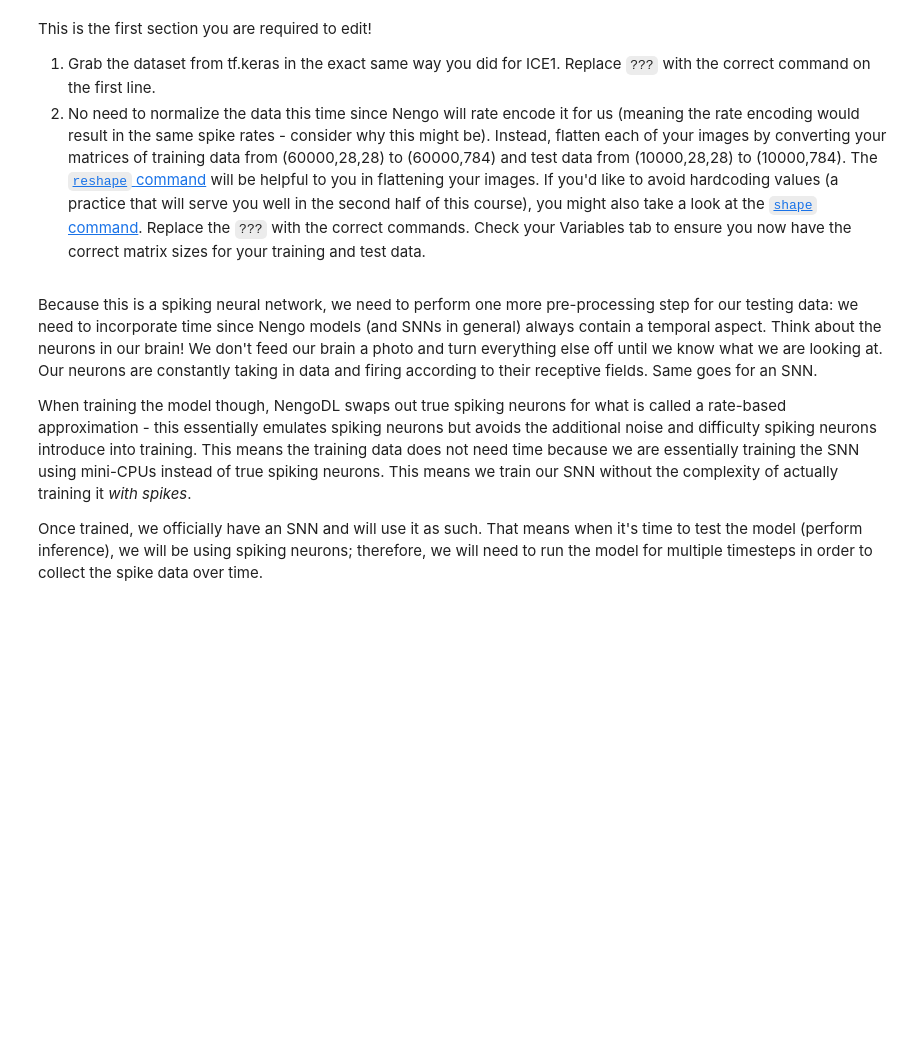
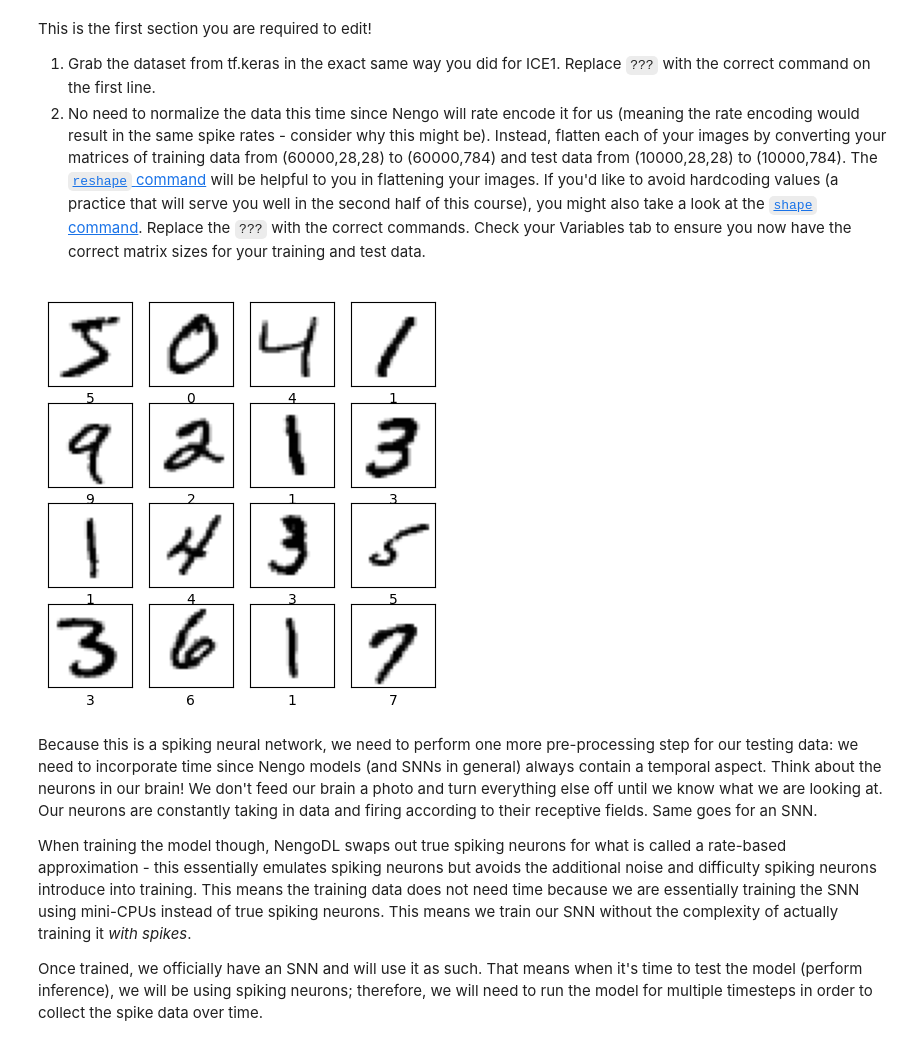
Before and after one commit to alexmercier5/NeuralNets, a Jupyter notebook: ICE2_SNN.ipynb, the cells around one changed output. Drawn from its saved outputs; the diff is of its cells as text; code cells hidden in the pictures; blank space fills up the shorter version.

```diff
--- a/ICE2_SNN.ipynb
+++ b/ICE2_SNN.ipynb
@@ -49,23 +49,28 @@ This is the first section you are required to edit!
 
 </div>
 # %%
-#Load your data
-(train_images, train_labels), (test_images, test_labels) = ???
+# Load your data
+(train_images, train_labels), (
+    test_images,
+    test_labels,
+) = tf.keras.datasets.mnist.load_data()
 
-#Take a look at your data just to be sure it loaded as expected
+# Take a look at your data just to be sure it loaded as expected
 plt.figure(figsize=(5, 5))
 for i in range(16):
     plt.subplot(4, 4, i + 1)
     plt.xticks([])
     plt.yticks([])
     plt.grid(False)
     plt.imshow(train_images[i], cmap=plt.cm.binary)
     plt.xlabel(train_labels[i])
 plt.show()
 
 # Flatten your Images
-train_images = ???
-test_images = ???
+train_images = np.reshape(train_images, (60000, -1))
+test_images = np.reshape(test_images, (10000, -1))
+# %% [output]
+[figure, added]
 # %% [markdown]
 Because this is a spiking neural network, we need to perform one more pre-processing step for our testing data: we need to incorporate time since Nengo models (and SNNs in general) always contain a temporal aspect. Think about the neurons in our brain! We don't feed our brain a photo and turn everything else off until we know what we are looking at. Our neurons are constantly taking in data and firing according to their receptive fields. Same goes for an SNN.
 
```
Also changed, not shown: parts of 7 cells of this notebook, 1 other file.
